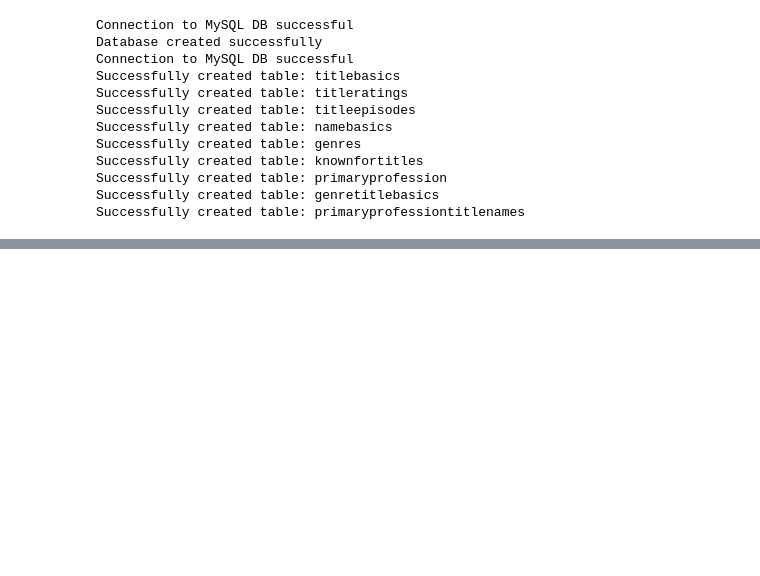
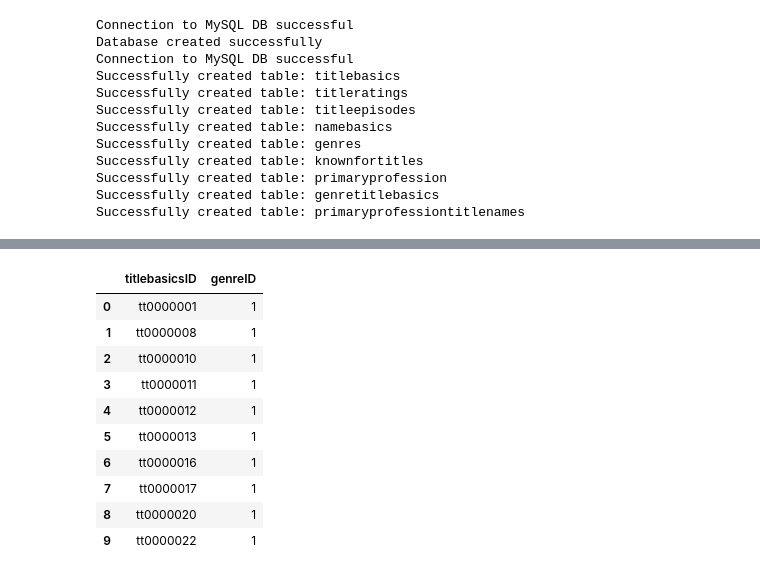
Before and after one commit to abasiamaakpan/Movie_Database_Application, a Jupyter notebook: Imdb_Database_Warehouse.ipynb, the cells around one changed output, grey strips where cells are left out. Saved outputs shown, nothing was run; the diff lists cells and outputs as text; code cells hidden in the pictures; blank space fills up the shorter version.

```diff
--- a/Imdb_Database_Warehouse.ipynb
+++ b/Imdb_Database_Warehouse.ipynb
@@ -408,0 +568,23 @@ del genre_dict
+# %%
+def retrieve_genre_title_basics():
+    """ retrieve first 10 entries from the genretitlebasics (association) table in MySQL
+    :return: dataframe containing result from MySQL query
+    """
+    genretitlebasics = pd.read_sql("""SELECT * FROM genretitlebasics LIMIT 10;;""",database_connection.connect())
+
+    return genretitlebasics
+
+# call function
+retrieve_genre_title_basics()
+# %% [output]
+|  | titlebasicsID | genreID |
+| 0 | tt0000001 | 1 |
+| 1 | tt0000008 | 1 |
+| 2 | tt0000010 | 1 |
+| 3 | tt0000011 | 1 |
+| 4 | tt0000012 | 1 |
+| 5 | tt0000013 | 1 |
+| 6 | tt0000016 | 1 |
+| 7 | tt0000017 | 1 |
+| 8 | tt0000020 | 1 |
+| 9 | tt0000022 | 1 |
```
Also changed, not shown: parts of 125 cells of this notebook.
